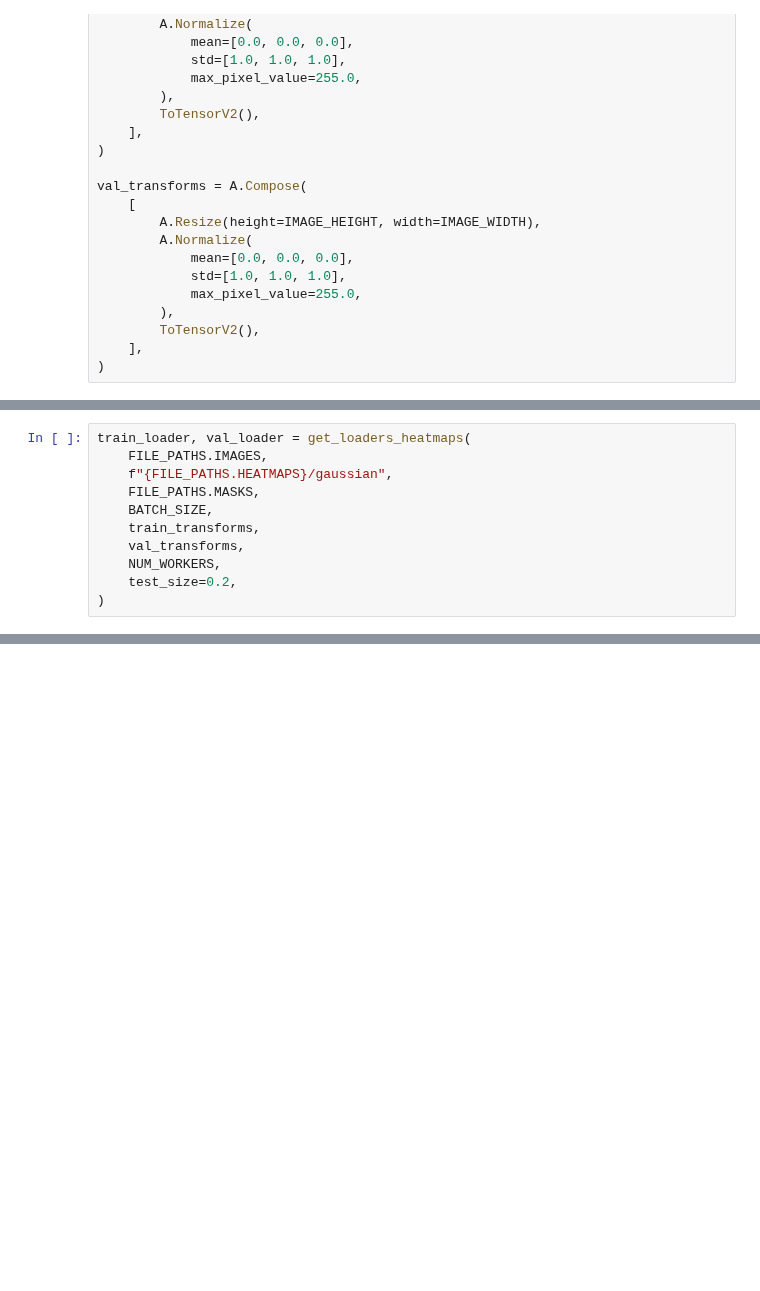
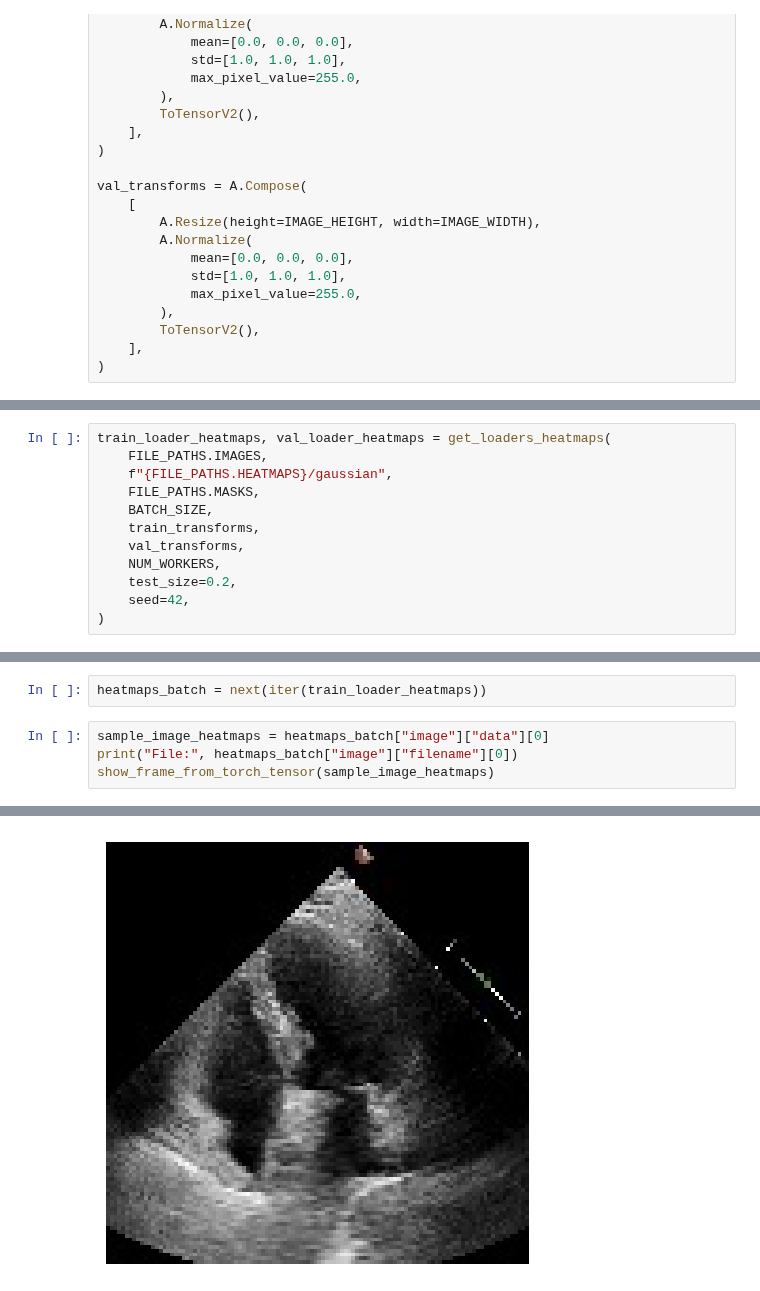
Before and after one commit to Tec-AI-23/EchoNetDynamic, a Jupyter notebook: scripts/dataloader.ipynb, the cells around one changed output, grey strips where cells are left out. Cells and saved outputs as stored; diff of their text form; blank space fills up the shorter version.

```diff
--- a/scripts/dataloader.ipynb
+++ b/scripts/dataloader.ipynb
@@ -187,5 +85,5 @@ def get_loaders_heatmaps(
 # %%
-train_loader, val_loader = get_loaders_heatmaps(
+train_loader_heatmaps, val_loader_heatmaps = get_loaders_heatmaps(
     FILE_PATHS.IMAGES,
     f"{FILE_PATHS.HEATMAPS}/gaussian",
     FILE_PATHS.MASKS,
@@ -194,5 +92,6 @@ train_loader, val_loader = get_loaders_heatmaps(
     val_transforms,
     NUM_WORKERS,
     test_size=0.2,
+    seed=42,
 )
 # %% [output]
@@ -206,0 +102,7 @@ VALIDATION HEATMAP
+# %%
+heatmaps_batch = next(iter(train_loader_heatmaps))
+# %%
+sample_image_heatmaps = heatmaps_batch["image"]["data"][0]
+print("File:", heatmaps_batch["image"]["filename"][0])
+show_frame_from_torch_tensor(sample_image_heatmaps)
+# %% [output]
@@ -206,0 +110 @@ VALIDATION HEATMAP
+[figure, added]
```
Also changed, not shown: parts of 14 cells of this notebook, 4 other files.
